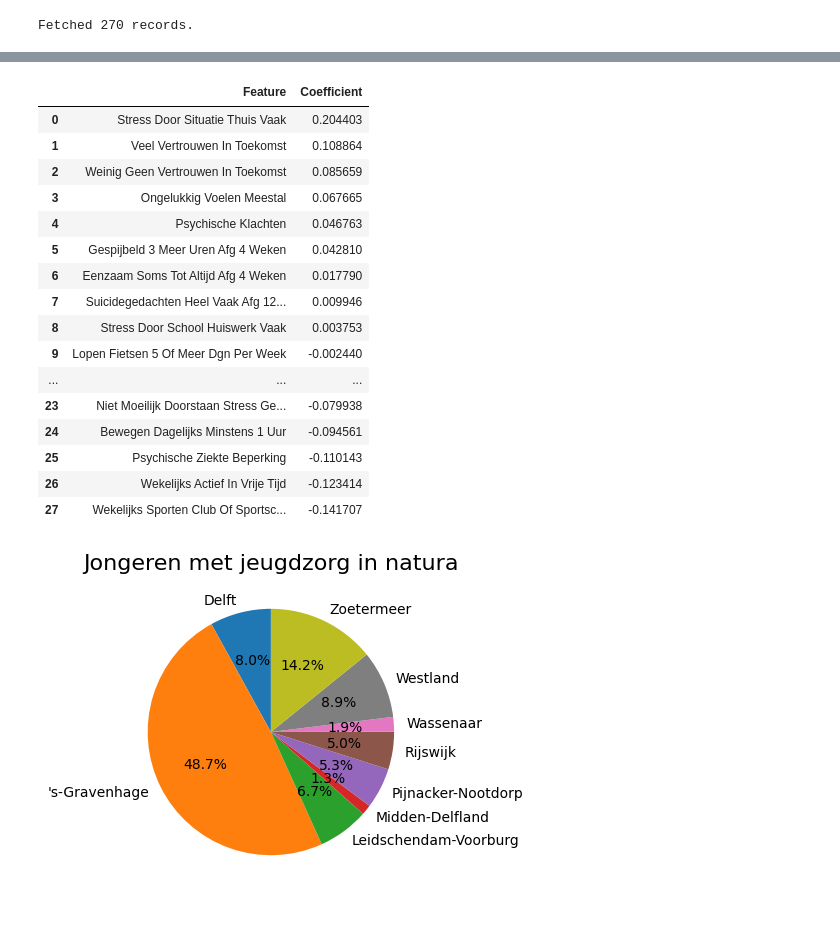
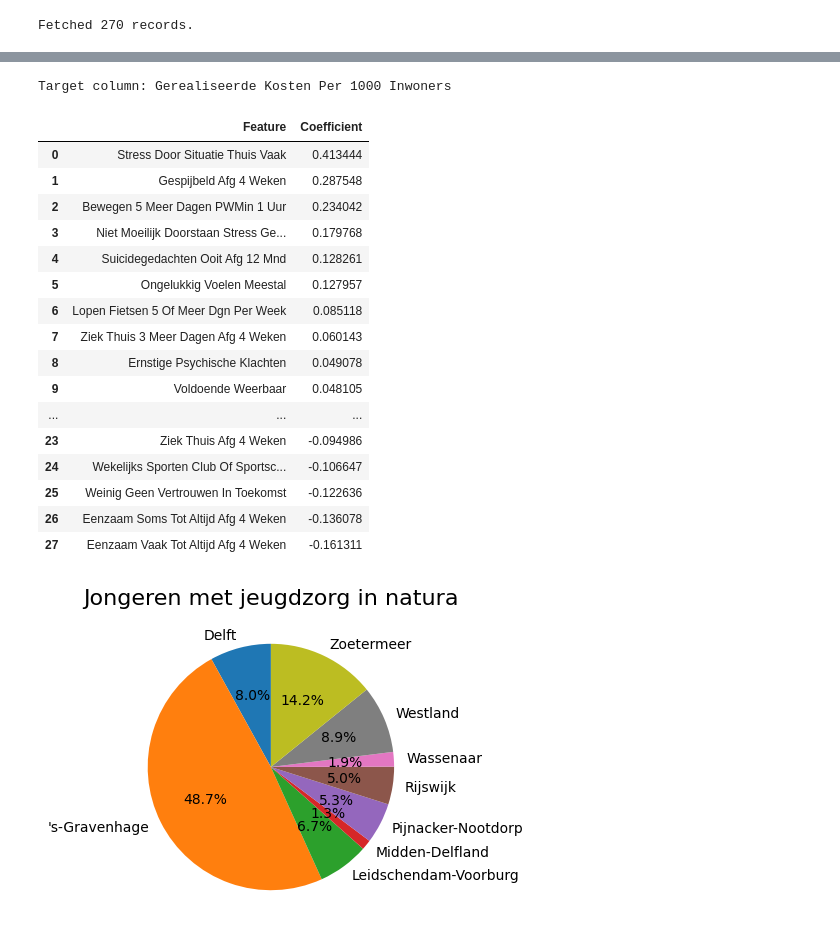
Before and after one commit to githubtijn2002/Oefenproject_populatiegezondheid, a Jupyter notebook: ETL.ipynb, the cells around one changed output, grey strips where cells are left out. Cells and saved outputs as stored; diff of their text form; code cells hidden in the pictures.

```diff
--- a/ETL.ipynb
+++ b/ETL.ipynb
@@ -156,45 +142,58 @@ test_df.iloc[:,68:]
 # %%
 test_df = summ_df.copy()
 test_df = normalize(test_df, test_df.columns[69:73], axis=1)
 test_df = normalize(test_df, test_df.columns[73:76], axis=1)
 test_df = normalize(test_df, test_df.columns[77:], axis=1)
 test_df = normalize(test_df, test_df.columns[64:68], axis=0)
+test_df = normalize(test_df, test_df.columns[68:72], axis=0)
 test_df.iloc[:, 1:28] = test_df.iloc[:, :64] / 100
 
 from sklearn.linear_model import LinearRegression
 lr = LinearRegression()
 test_df.drop(columns=['Jongeren', 'Trajecten'], inplace=True)
 X = test_df.iloc[:,1:29]
 
-y = test_df[test_df.columns[test_df.columns.str.contains('Jaar')].tolist()[0]]
+#y = test_df[test_df.columns[test_df.columns.str.contains('Jaar')].tolist()[3]]
+y = test_df[test_df.columns[test_df.columns.str.contains('Kosten')].tolist()[3]]
 lr.fit(X, y)
 lr.coef_
 # sort the coefficients in descending order and match them with the column names
 coef_df = pd.DataFrame(lr.coef_, X.columns, columns=['coefficients'])
 coef_df = coef_df.sort_values(by='coefficients', ascending=False)
 coef_df = coef_df.reset_index()
 coef_df.columns = ['Feature', 'Coefficient']
+print(f'Target column: {y.name}')
 coef_df
 
 # PROBABLY NEEDS SOME ADDITIONAL NORMALIZATION BETWEEN THE CITIES FOR THE TARGET COLUMNS TO INCREASE DISCREPENCIES
+# Uitleg van wat dit model probeert te doen en hoe het werkt:
+# Het model kijkt naar de scores van de vragen uit de vragenlijst (beantwoord door scholieren (zowel in jeugdzorg als niet)) en probeert
+# te kijken welke vragen het meest invloed hebben op de kosten van jeugdzorg in de gemeente, en of dit een postieve of negatieve invloed is.
+# Dit kan helpen om te kijken welke vragen het meest relevant zijn voor het voorspellen van de kosten van jeugdzorg in de gemeente.
+# Het model is beperkt door de data die we hebben, en het is belangrijk om te realiseren dat dit model niet perfect is en dat er veel andere factoren zijn die invloed hebben op de kosten van jeugdzorg in de gemeente.
+# Het is ook belangrijk om te realiseren dat dit model niet de causale relatie tussen de vragen en de kosten van jeugdzorg in de gemeente kan aantonen.
+# Het is alleen een correlatie tussen de vragen en de kosten van jeugdzorg in de gemeente.
+# Bovendien is jeugdzorg niet de enige factor die invloed heeft op hoe de vragenlijst wordt beantwoord (verre van dat zelfs), dus het is belangrijk om dit in gedachten te houden bij het interpreteren van de resultaten.
+# het beperkt aantal steden in de dataset kan ook een probleem zijn, omdat met een 'populatie' grootte van 10 steden is het moeilijk om toeval te onderscheiden van correlatie.
 # %% [output]
+Target column: Gerealiseerde Kosten Per 1000 Inwoners
 |  | Feature | Coefficient |
-| 0 | Stress Door Situatie Thuis Vaak | 0.204403 |
-| 1 | Veel Vertrouwen In Toekomst | 0.108864 |
-| 2 | Weinig Geen Vertrouwen In Toekomst | 0.085659 |
-| 3 | Ongelukkig Voelen Meestal | 0.067665 |
-| 4 | Psychische Klachten | 0.046763 |
-| 5 | Gespijbeld 3 Meer Uren Afg 4 Weken | 0.042810 |
-| 6 | Eenzaam Soms Tot Altijd Afg 4 Weken | 0.017790 |
-| 7 | Suicidegedachten Heel Vaak Afg 12... | 0.009946 |
-| 8 | Stress Door School Huiswerk Vaak | 0.003753 |
-| 9 | Lopen Fietsen 5 Of Meer Dgn Per Week | -0.002440 |
+| 0 | Stress Door Situatie Thuis Vaak | 0.413444 |
+| 1 | Gespijbeld Afg 4 Weken | 0.287548 |
+| 2 | Bewegen 5 Meer Dagen PWMin 1 Uur | 0.234042 |
+| 3 | Niet Moeilijk Doorstaan Stress Ge... | 0.179768 |
+| 4 | Suicidegedachten Ooit Afg 12 Mnd | 0.128261 |
+| 5 | Ongelukkig Voelen Meestal | 0.127957 |
+| 6 | Lopen Fietsen 5 Of Meer Dgn Per Week | 0.085118 |
+| 7 | Ziek Thuis 3 Meer Dagen Afg 4 Weken | 0.060143 |
+| 8 | Ernstige Psychische Klachten | 0.049078 |
+| 9 | Voldoende Weerbaar | 0.048105 |
 | ... | ... | ... |
-| 23 | Niet Moeilijk Doorstaan Stress Ge... | -0.079938 |
-| 24 | Bewegen Dagelijks Minstens 1 Uur | -0.094561 |
-| 25 | Psychische Ziekte Beperking | -0.110143 |
-| 26 | Wekelijks Actief In Vrije Tijd | -0.123414 |
-| 27 | Wekelijks Sporten Club Of Sportsc... | -0.141707 |
+| 23 | Ziek Thuis Afg 4 Weken | -0.094986 |
+| 24 | Wekelijks Sporten Club Of Sportsc... | -0.106647 |
+| 25 | Weinig Geen Vertrouwen In Toekomst | -0.122636 |
+| 26 | Eenzaam Soms Tot Altijd Afg 4 Weken | -0.136078 |
+| 27 | Eenzaam Vaak Tot Altijd Afg 4 Weken | -0.161311 |
 # %%
 # VISUALIZATIONS
 create_pie_chart(leeftijd, leeftijd.columns[1], 'Wijken', 'Jongeren met jeugdzorg in natura', normalize=True)
```
Also changed, not shown: parts of 1 cell of this notebook.
